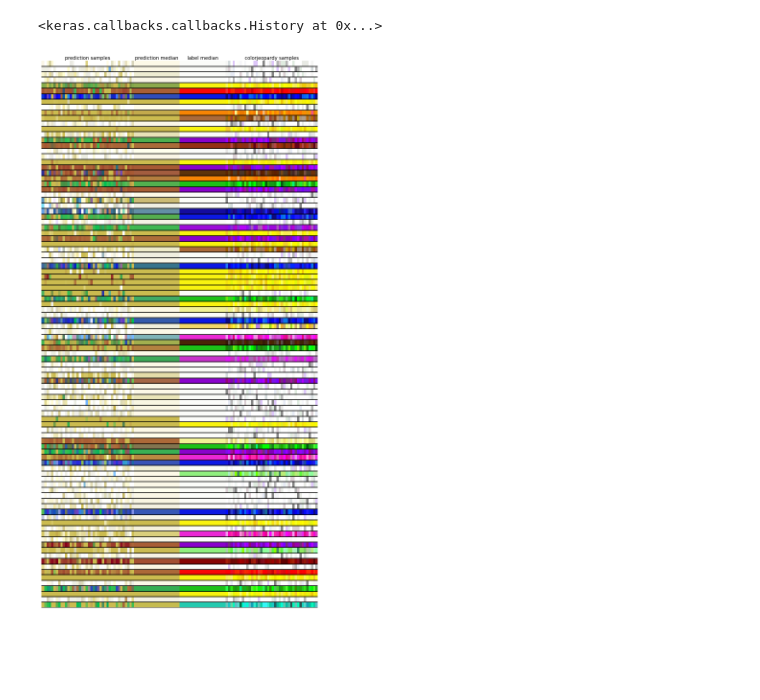
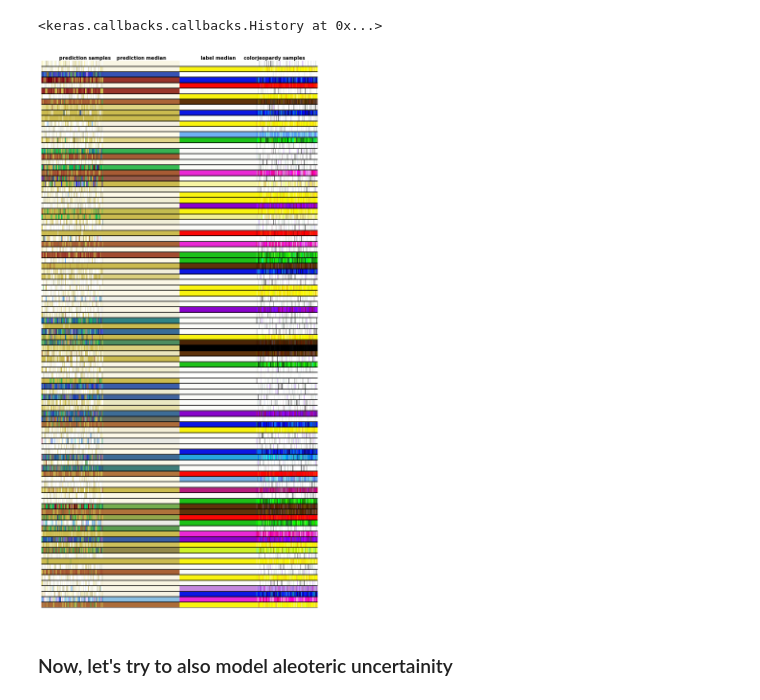
Before and after one commit to kjappelbaum/colorml, a Jupyter notebook: notebooks/simple_bayesian.ipynb, the cells around one changed output. Saved outputs shown, nothing was run; the diff lists cells and outputs as text; code cells hidden in the pictures; blank space fills up the shorter version.

```diff
--- a/notebooks/simple_bayesian.ipynb
+++ b/notebooks/simple_bayesian.ipynb
@@ -92,11 +79,11 @@ y_test = df_test[['r', 'g', 'b']]
 name_train = df_train['color_cleaned']
 name_test = df_test['color_cleaned']
 # %%
-scaler = StandardScaler()
+scaler = MinMaxScaler()
 X_train = scaler.fit_transform(X_train)
 X_test = scaler.transform(X_test)
 # %%
-X_test, X_valid, y_test, y_valid, names_valid, names_valid = train_test_split(X_test, y_test, names_test, train_size=0.9)
+X_test, X_valid, y_test, y_valid, names_valid, names_valid = train_test_split(X_test, y_test, name_test, train_size=0.9)
 # %%
 y_train = y_train / 255
 y_valid = y_valid / 255
@@ -222,14 +193,14 @@ def predict_with_uncertainty(f, x, n_iter=1000):
     uncertainty = result.var(axis=0)
     return result, prediction, uncertainty
 # %%
-result, rediction, uncertainity = predict_with_uncertainty(f, X_train[:100])
+result, rediction, uncertainity = predict_with_uncertainty(f, X_test[:100])
 # %%
 def rgb_to_hex_round(c):
     return rgb_to_hex((int(c[0]), int(c[1]), int(c[2])))
 # %%
 from webcolors import rgb_to_hex
 
-def plot_prediction_dist(predictions_dist, label_names, label_dict, sample=100, outname=None, centrality='median', n_samples=40, width=0.05, figsize=(8,16)):
+def plot_prediction_dist(predictions_dist, label_names, label_dict, sample=100, outname=None, centrality='median', n_samples=80, width=0.01, figsize=(8,16)):
     """Plot figure that compares color of predictions versus acutal colors.
 
     Arguments:
@@ -277,11 +248,11 @@ def plot_prediction_dist(predictions_dist, label_names, label_dict, sample=100,
 
         ax.axhline(i, color="k")
 
-    ax.text(0.5, i + 1.5, "prediction {}".format(centrality), ha="center", va="center")
-    ax.text(1.5, i + 1.5, "label {}".format(centrality), ha="center", va="center")
+    ax.text(0.5, i + 1.5, "prediction {}".format(centrality), ha="center", va="center", weight='bold')
+    ax.text(1.5, i + 1.5, "label {}".format(centrality), ha="center", va="center", weight='bold')
 
-    ax.text(0.5 - n_samples * 3/4 * width, i + 1.5, "prediction samples", ha="center", va="center")
-    ax.text(1.5 + n_samples * 3/4 * width, i + 1.5, "colorjeopardy samples", ha="center", va="center")
+    ax.text(0.5 - n_samples * 5.5/6 * width, i + 1.5, "prediction samples", ha="center", va="center", weight='bold')
+    ax.text(1.5 + n_samples * 5.5/6 * width, i + 1.5, "colorjeopardy samples", ha="center", va="center", weight='bold')
 
     ax.set_xlim(0 - n_samples * width, 2 + n_samples * width)
     ax.set_ylim(0, i + 2)
@@ -292,6 +263,8 @@ def plot_prediction_dist(predictions_dist, label_names, label_dict, sample=100,
     if outname is not None:
         fig.savefig(outname, bbox_inches="tight")
 # %%
-plot_prediction_dist(result * 255, name_train, augment_dict)
+plot_prediction_dist(result * 255, name_test, augment_dict)
 # %% [output]
-[figure, old version]
+[figure, new version]
+# %% [markdown]
+### Now, let's try to also model aleoteric uncertainity
```
Also changed, not shown: parts of 19 cells of this notebook, 6 other files.
